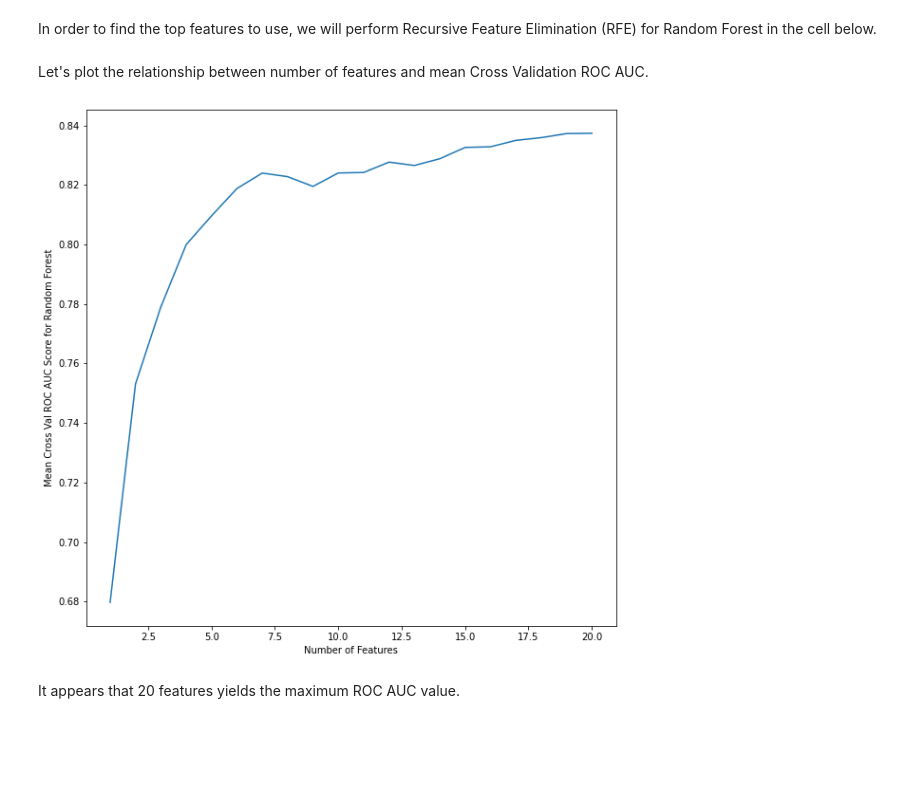
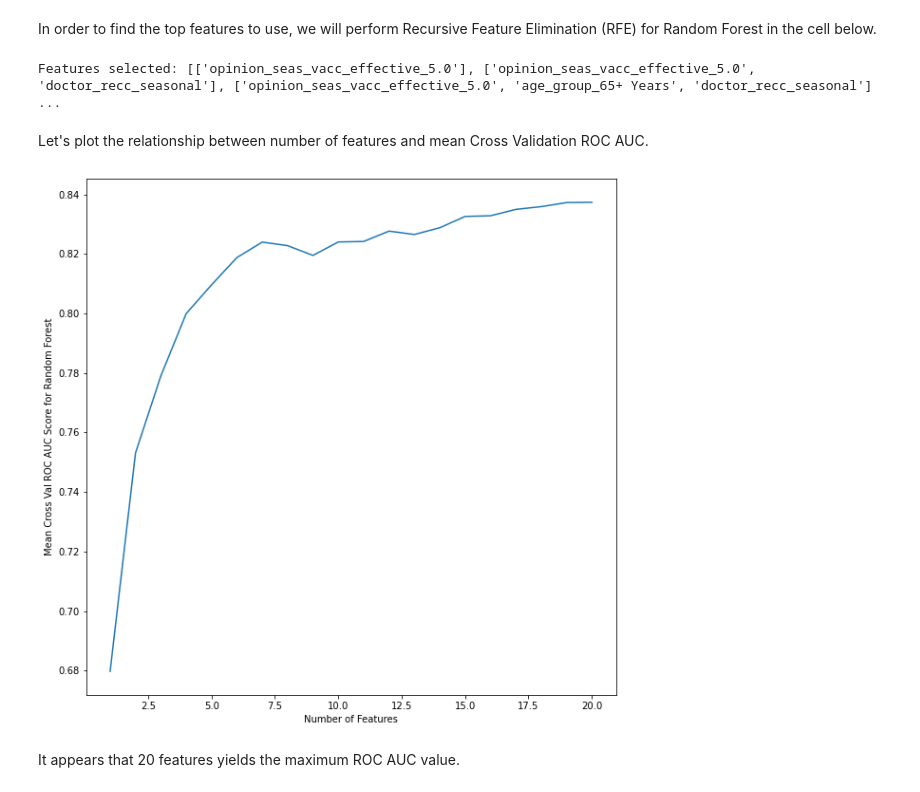
Before and after one commit to ewjohn127/dsc_project3, a Jupyter notebook: seasonal_vaccine_model_fb.ipynb, the cells around one changed output. Drawn from its saved outputs; the diff is of its cells as text; code cells hidden in the pictures; blank space fills up the shorter version.

```diff
--- a/seasonal_vaccine_model_fb.ipynb
+++ b/seasonal_vaccine_model_fb.ipynb
@@ -345,10 +281,7 @@ param_grid_RF = {
       'min_samples_split': [10,20,30],
       'random_state': [0,100,200]
 }
-
-gs_RF = GridSearchCV(RF, param_grid_RF, cv=5)
-gs_RF.fit(X_train_pipe_processed, y_train)
-gs_RF.best_params_
+pp.grid_search(param_grid_RF, RF, X_train_pipe_processed, y_train, cv=5)
 # %% [output]
 {'criterion': 'entropy',
  'max_depth': 50,
@@ -380,13 +293,15 @@ for n in range(1,max_features+1):
+# %%
+RF_model = RandomForestClassifier(criterion = 'entropy', max_depth = 50, min_samples_split = 30, n_estimators= 100,
+                                    random_state = 0)
+RF_cv_rfe, RF_keep_lists = pp.rfe(X_train_pipe_processed, y_train, n_features=20, model=RF_model)
+# %% [output]
+Features selected: [['opinion_seas_vacc_effective_5.0'], ['opinion_seas_vacc_effective_5.0', 'doctor_recc_seasonal'], ['opinion_seas_vacc_effective_5.0', 'age_group_65+ Years', 'doctor_recc_seasonal'] ...
 # %% [markdown]
 Let's plot the relationship between number of features and mean Cross Validation ROC AUC.
-# %%
-fig,ax = plt.subplots(figsize=(10,10))
-ax.plot(range(1,max_features+1),RF_cv_rfe)
-ax.set_xlabel('Number of Features')
-ax.set_ylabel('Mean Cross Val ROC AUC Score for Random Forest')
-plt.show()
-# %% [output]
-[figure, removed]
+# %%
+viz.roc_score_plot(20, RF_cv_rfe)
+# %% [output]
+[figure, added]
 # %% [markdown]
 It appears that 20 features yields the maximum ROC AUC value.
 # %% [markdown]
```
Also changed, not shown: parts of 26 cells of this notebook, 2 other files.
